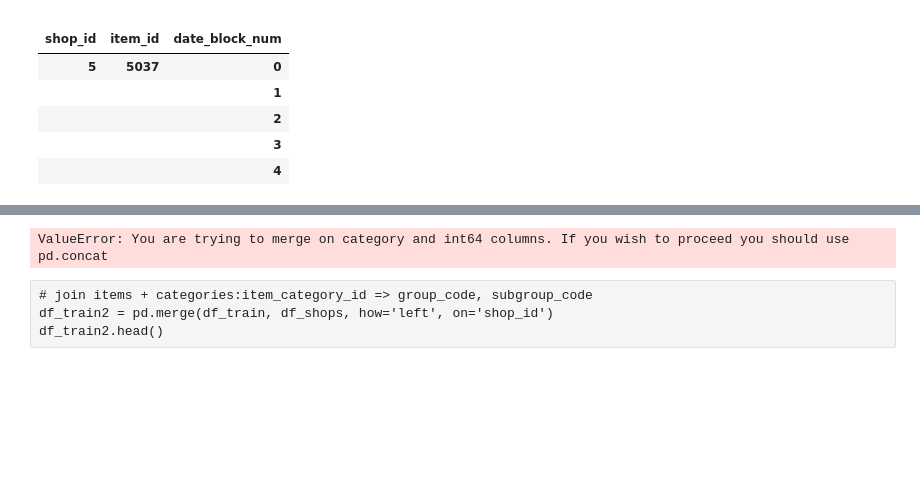
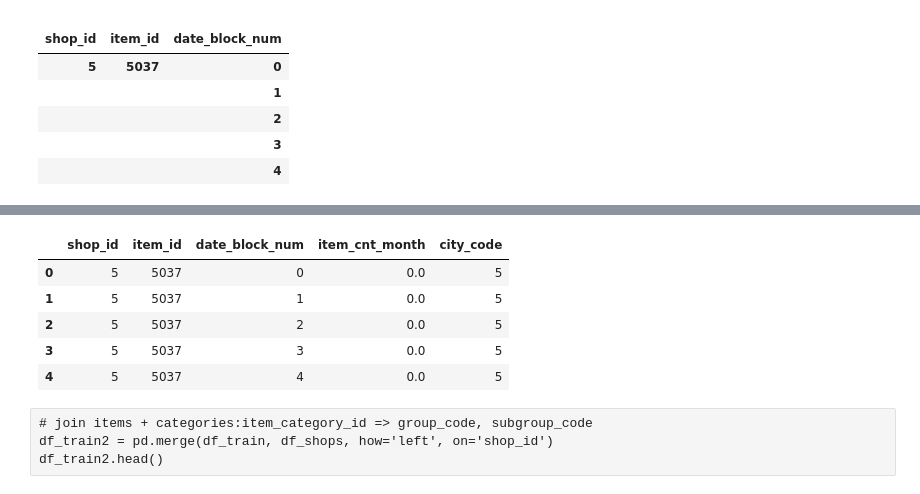
Before and after one commit to hjort/ai-labs, a Jupyter notebook: jupyter/sales-russia/Predict Future Sales in Russia - Hjort.ipynb, the cells around one changed output, grey strips where cells are left out. Saved outputs shown, nothing was run; the diff lists cells and outputs as text; code cells hidden in the pictures; blank space fills up the shorter version.

```diff
--- a/jupyter/sales-russia/Predict Future Sales in Russia - Hjort.ipynb
+++ b/jupyter/sales-russia/Predict Future Sales in Russia - Hjort.ipynb
@@ -654,7 +648,9 @@ FrozenList(['shop_id', 'item_id', 'date_block_num'])
 # %%
+# mesclar dataframes e zerar valores nulos
 df_train2 = pd.merge(df_zeroed,
                      df_sumitems,
-                     how='left', left_index=True, right_index=True)
+                     how='left', left_index=True, right_index=True).\
+                fillna(0.0)
 df_train2.head()
 # %% [output]
 |  |  |  | item_cnt_month |
@@ -678,3 +675,0 @@ del(df_sumitems)
-# %%
-df_train2.fillna(0.0, inplace=True)
-df_train2.head()
@@ -689,2 +676,3 @@ df_train2.head()
 # %%
-#df_shops['city_code'] = df_shops['city_code'].astype('int')
+#df_shops['city_code'] = df_shops['city_code'].astype('category')
+df_shops['shop_id'] = df_shops['shop_id'].astype('category')
@@ -691,11 +705,16 @@ df_train2.head()
 # %%
 # join items + categories:item_category_id => group_code, subgroup_code
-df_train3 = pd.merge(df_train2,
-                     df_shops[['city_code']],
+df_train3 = pd.merge(df_train2.reset_index(),
+                     df_shops[['shop_id', 'city_code']],
                      how='left', on='shop_id')
 df_train3.head()
 # %% [output]
-ValueError: You are trying to merge on category and int64 columns. If you wish to proceed you should use pd.concat
+|  | shop_id | item_id | date_block_num | item_cnt_month | city_code |
+| 0 | 5 | 5037 | 0 | 0.0 | 5 |
+| 1 | 5 | 5037 | 1 | 0.0 | 5 |
+| 2 | 5 | 5037 | 2 | 0.0 | 5 |
+| 3 | 5 | 5037 | 3 | 0.0 | 5 |
+| 4 | 5 | 5037 | 4 | 0.0 | 5 |
 # %% [raw]
 # join items + categories:item_category_id => group_code, subgroup_code
 df_train2 = pd.merge(df_train, df_shops, how='left', on='shop_id')
```
Also changed, not shown: parts of 49 cells of this notebook, 4 other files.
